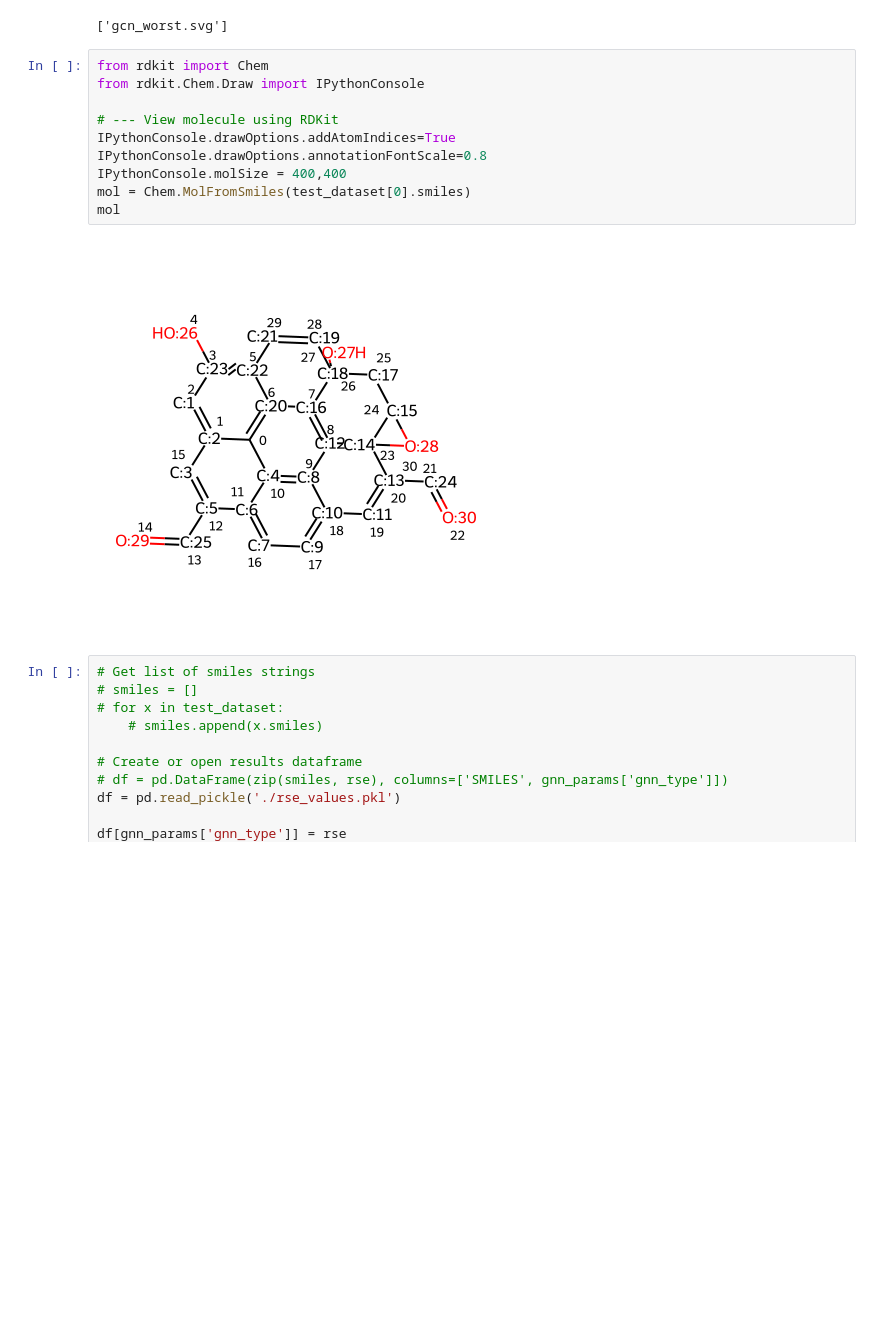
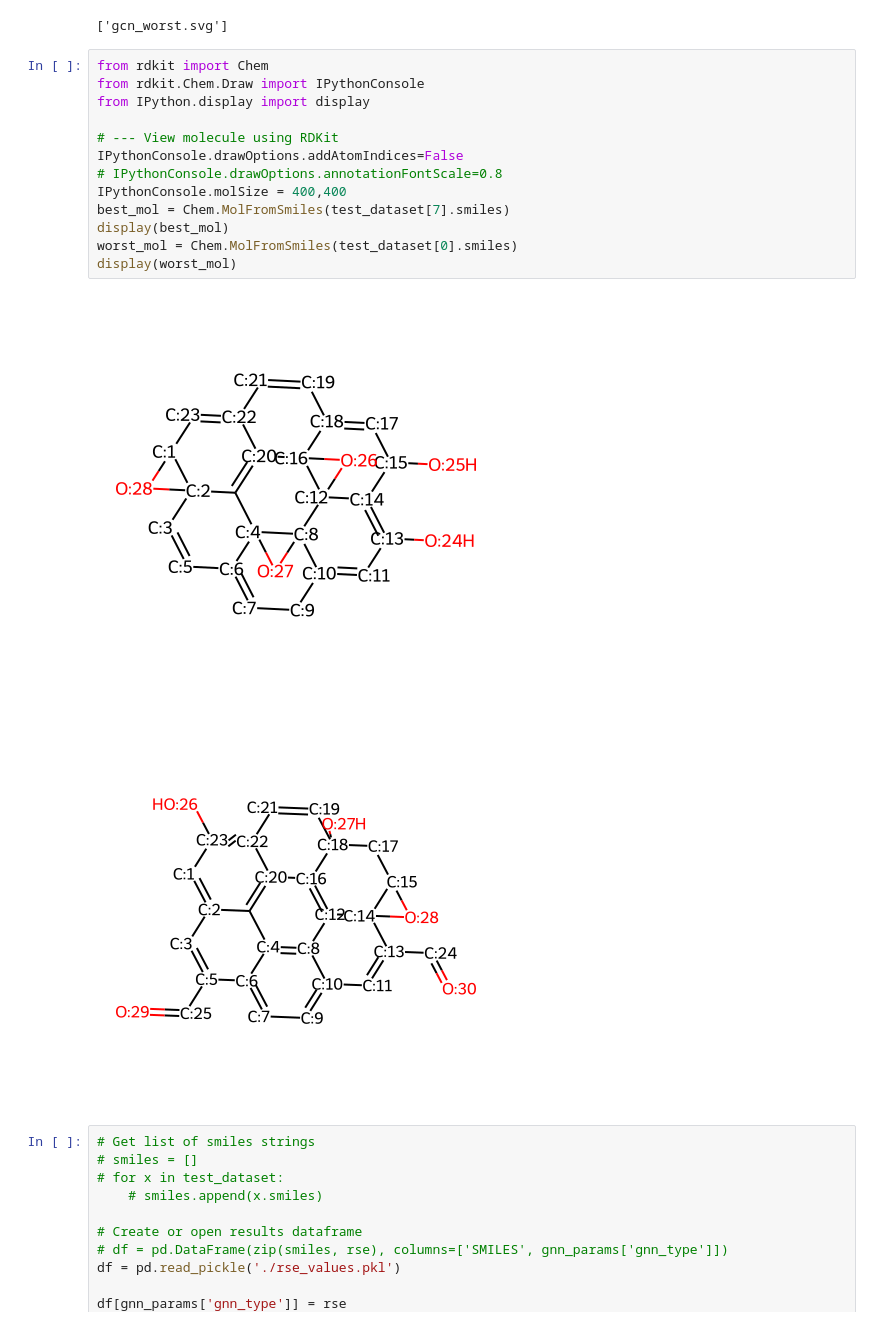
Before and after one commit to sam-j-hall/GNN-XAS-GO, a Jupyter notebook: GNN/test_gnn.ipynb, the cells around one changed output. Saved outputs shown, nothing was run; the diff lists cells and outputs as text; blank space fills up the shorter version.

```diff
--- a/GNN/test_gnn.ipynb
+++ b/GNN/test_gnn.ipynb
@@ -174,15 +169,19 @@ export_svg(p, filename='gcn_worst.svg')
 # %%
 from rdkit import Chem
 from rdkit.Chem.Draw import IPythonConsole
+from IPython.display import display
 
 # --- View molecule using RDKit
-IPythonConsole.drawOptions.addAtomIndices=True
-IPythonConsole.drawOptions.annotationFontScale=0.8
+IPythonConsole.drawOptions.addAtomIndices=False
+# IPythonConsole.drawOptions.annotationFontScale=0.8
 IPythonConsole.molSize = 400,400
-mol = Chem.MolFromSmiles(test_dataset[0].smiles)
-mol
+best_mol = Chem.MolFromSmiles(test_dataset[7].smiles)
+display(best_mol)
+worst_mol = Chem.MolFromSmiles(test_dataset[0].smiles)
+display(worst_mol)
 # %% [output]
-[figure, old version]
+[figure, new version]
+[figure, added]
 # %%
 # Get list of smiles strings
 # smiles = []
```
Also changed, not shown: parts of 7 cells of this notebook, 1 other file.
